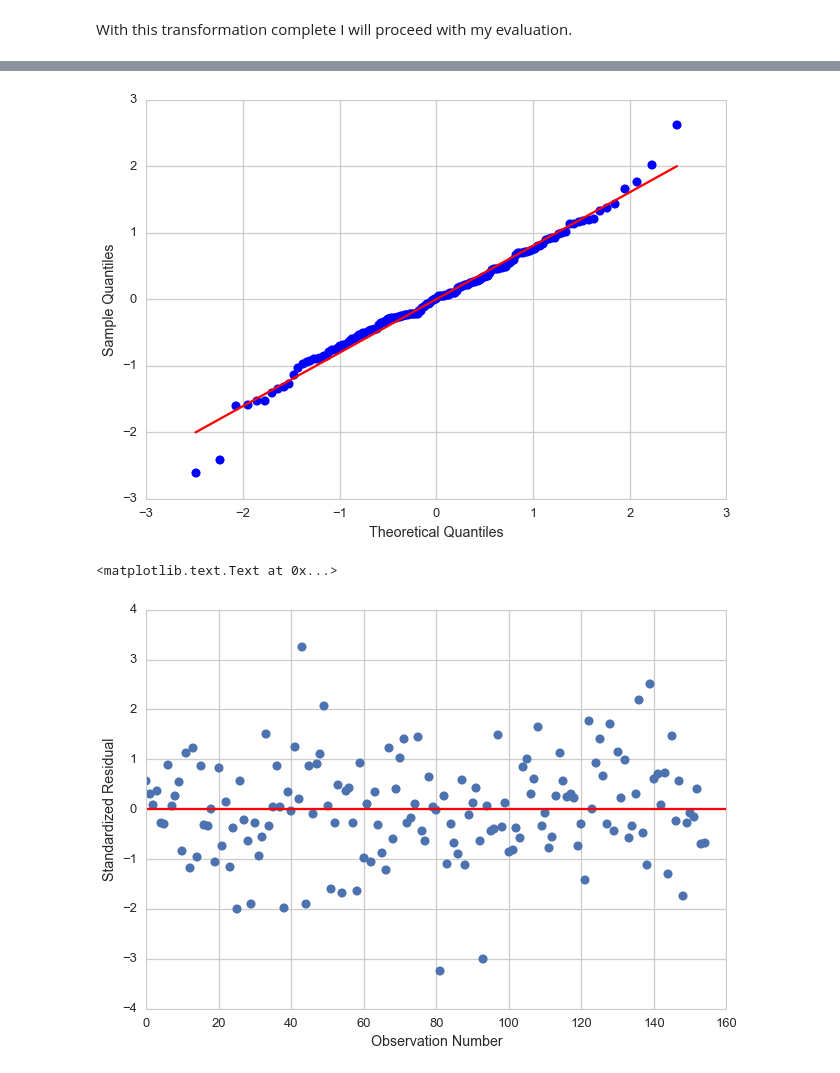
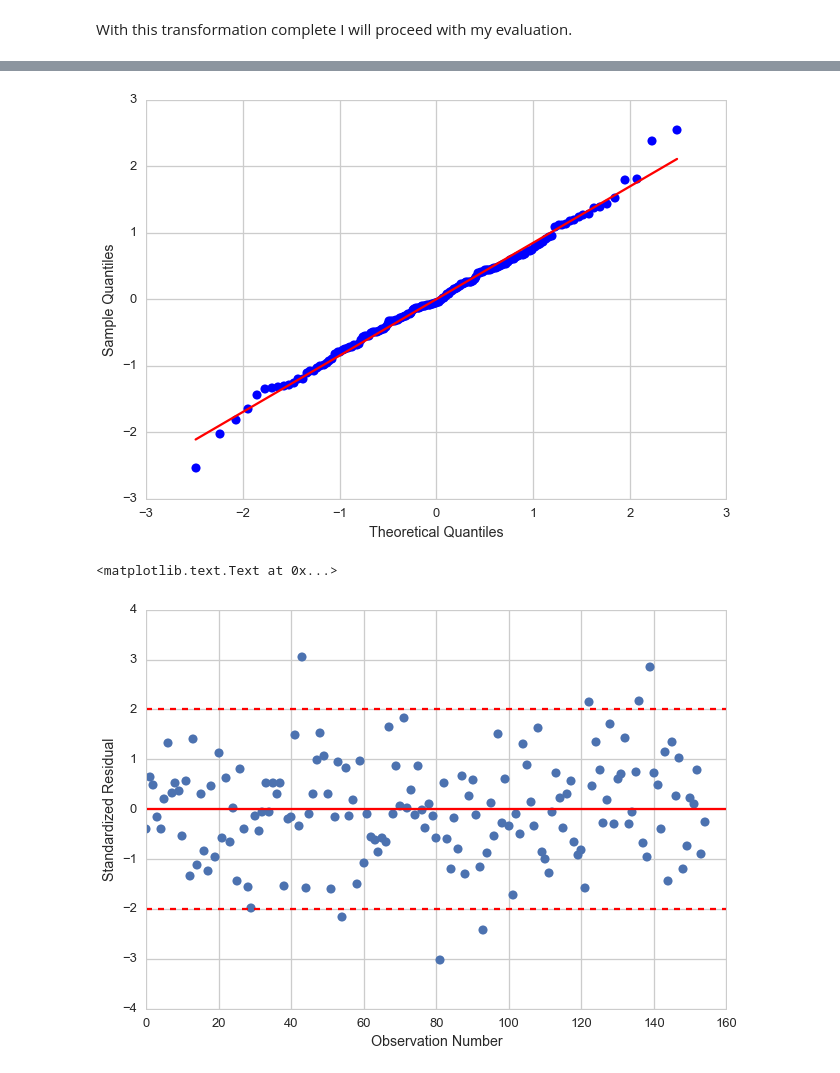
Before and after one commit to ArutyunSargsyan/democracy-and-economic-well-being, a Jupyter notebook: Regression Modeling in Practice/Week 3 Assignment.ipynb, the cells around one changed output, grey strips where cells are left out. Drawn from its saved outputs; the diff is of its cells as text; code cells hidden in the pictures.

```diff
--- a/Regression Modeling in Practice/Week 3 Assignment.ipynb
+++ b/Regression Modeling in Practice/Week 3 Assignment.ipynb
@@ -320,6 +330,8 @@ With this transformation complete I will proceed with my evaluation.
 # %%
 # linear regression analysis
 model = smf.ols(formula='log_incomeperperson ~ C(SocietyType) + urbanrate', data=subset).fit()
+model = smf.ols('log_incomeperperson ~ urbanrate + I(full_democracy_degree**2)', data=subset).fit()
+
 print (model.summary())
 # %% [output]
                              OLS Regression Results
@@ -343,16 +355,18 @@ Warnings:
 #Q-Q plot for normality
 fig = sm.qqplot(model.resid, line='r')
 # %% [output]
-[figure, old version]
+[figure, new version]
 # %%
 # simple plot of residuals
 stdres=pd.DataFrame(model.resid_pearson)
 plt.plot(stdres, 'o', ls='None')
-l = plt.axhline(y=0, color='r')
+l=plt.axhline(y=0, color='r')
+l=plt.axhline(y=2, color='r', ls='dashed')
+l=plt.axhline(y=-2, color='r', ls='dashed')
 plt.ylabel('Standardized Residual')
 plt.xlabel('Observation Number')
 # %% [output]
 <matplotlib.text.Text at 0x...>
-[figure, old version]
+[figure, new version]
 # %%
 # additional regression diagnostic plots
```
Also changed, not shown: parts of 16 cells of this notebook, 1 other file.
